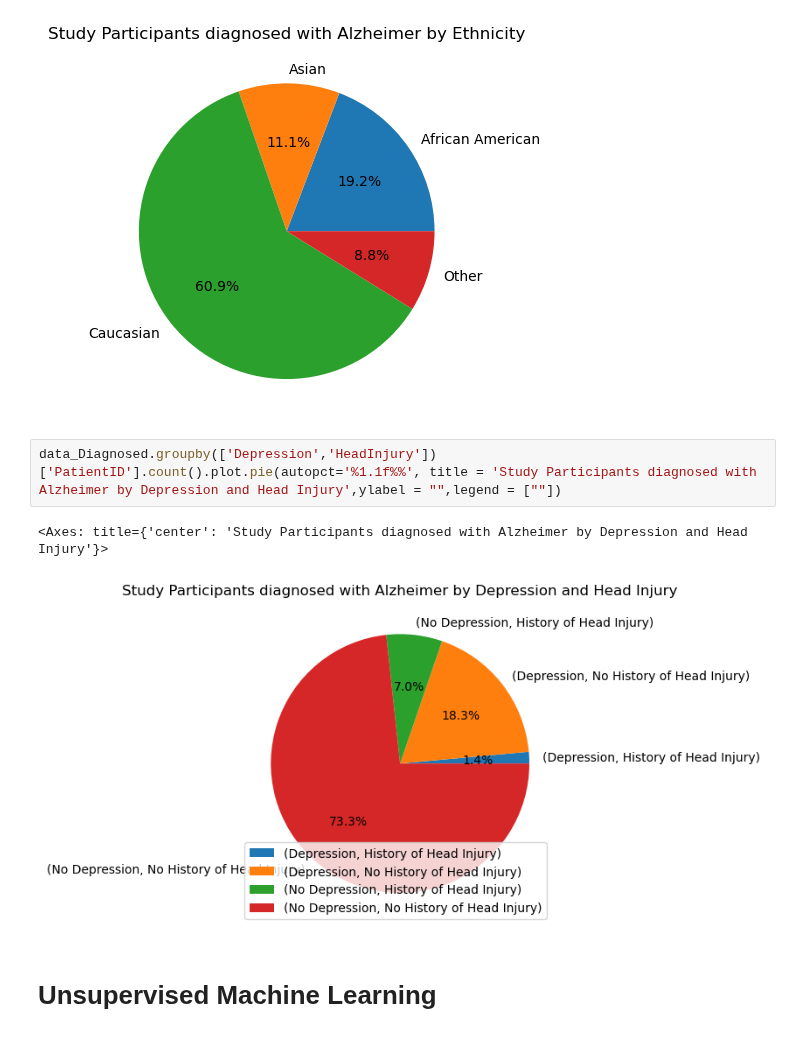
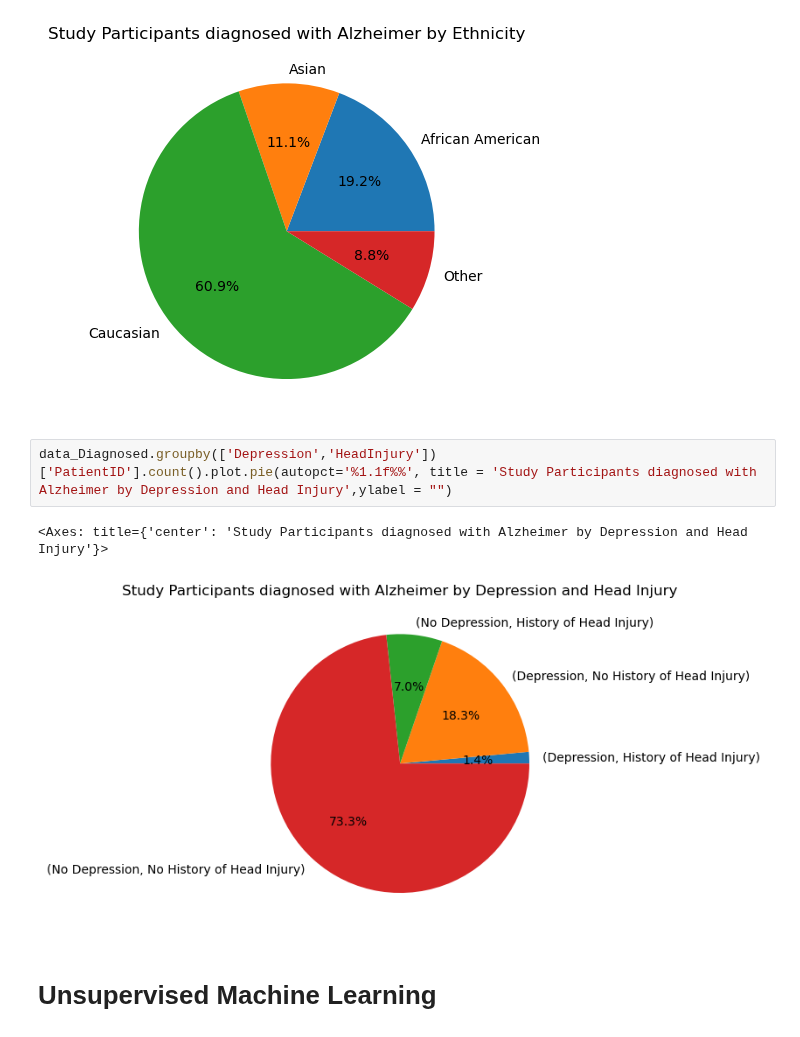
Before and after one commit to rutgers-bootcamp-team-5/project-4, a Jupyter notebook: main.ipynb, the cells around one changed output. Cells and saved outputs as stored; diff of their text form.

Commit message:
remove unnecessary legend

```diff
--- a/main.ipynb
+++ b/main.ipynb
@@ -259,10 +245,10 @@ data_Diagnosed.groupby('Ethnicity')['PatientID'].count().plot.pie(autopct='%1.1f
 <Axes: title={'center': 'Study Participants diagnosed with Alzheimer by Ethnicity'}>
 [figure]
 # %%
-data_Diagnosed.groupby(['Depression','HeadInjury'])['PatientID'].count().plot.pie(autopct='%1.1f%%', title = 'Study Participants diagnosed with Alzheimer by Depression and Head Injury',ylabel = "",legend = [""])
+data_Diagnosed.groupby(['Depression','HeadInjury'])['PatientID'].count().plot.pie(autopct='%1.1f%%', title = 'Study Participants diagnosed with Alzheimer by Depression and Head Injury',ylabel = "")
 # %% [output]
 <Axes: title={'center': 'Study Participants diagnosed with Alzheimer by Depression and Head Injury'}>
-[figure, old version]
+[figure, new version]
 # %% [markdown]
 # Unsupervised Machine Learning
 # %%
```
Also changed, not shown: parts of 4 cells of this notebook.
